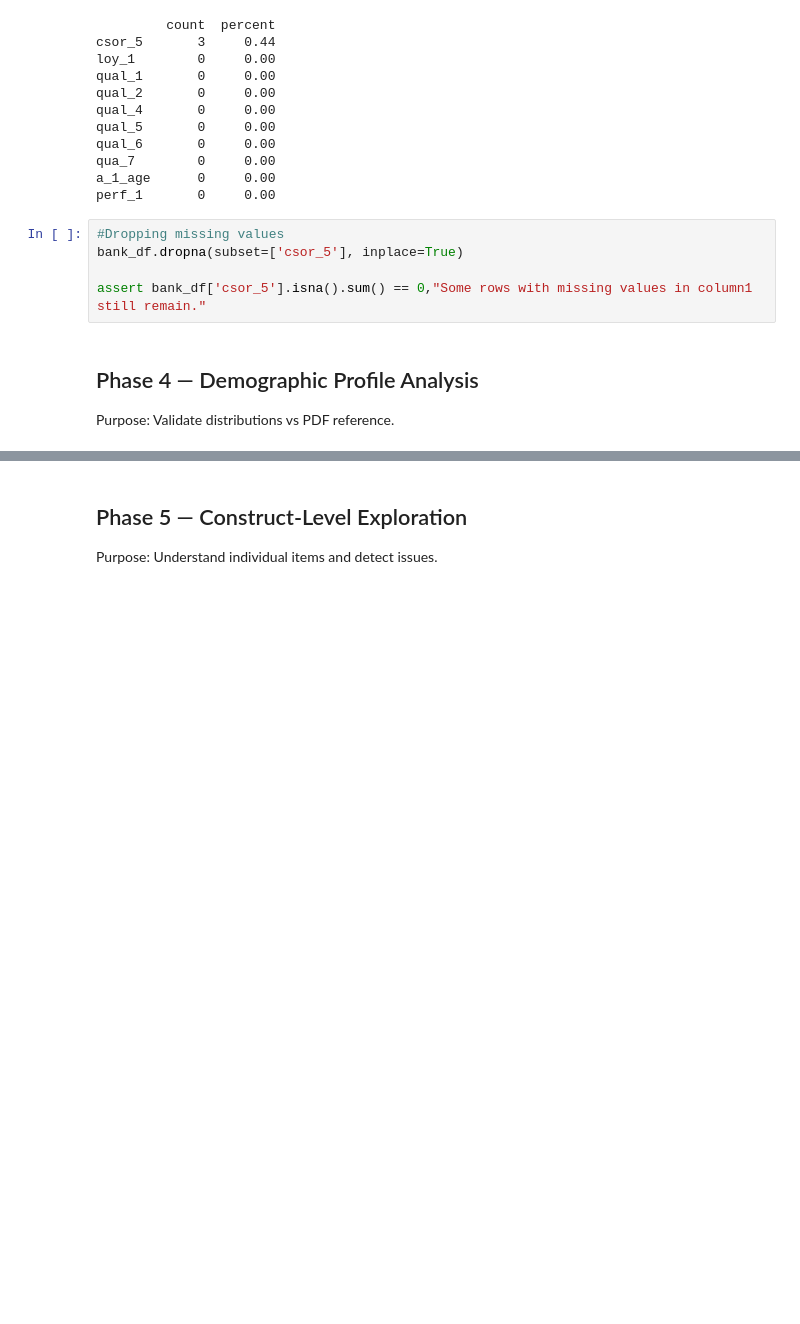
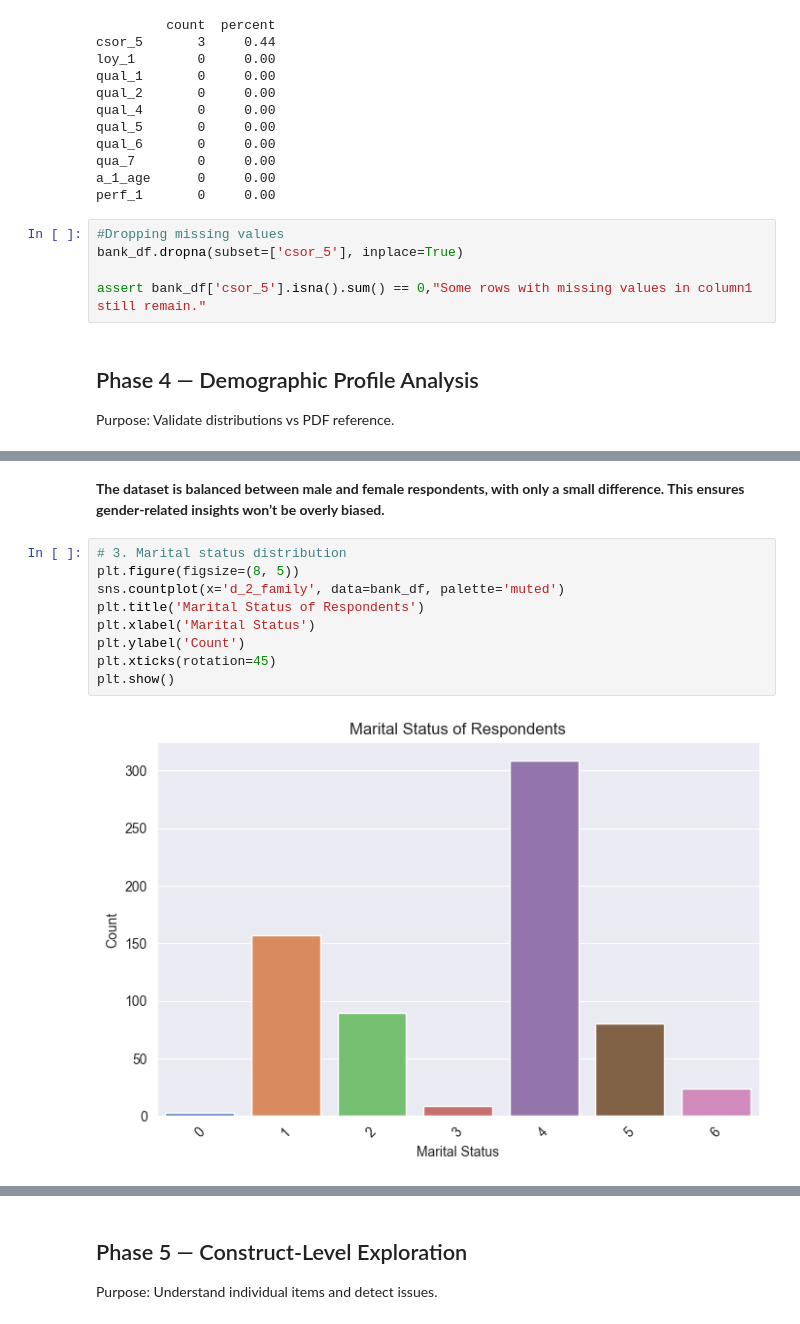
Before and after one commit to Emigbanam/Bank-customer-survey-eda, a Jupyter notebook: Bank Customer Survey - EDA.ipynb, the cells around one changed output, grey strips where cells are left out. Drawn from its saved outputs; the diff is of its cells as text; blank space fills up the shorter version.

```diff
--- a/Bank Customer Survey - EDA.ipynb
+++ b/Bank Customer Survey - EDA.ipynb
@@ -351,0 +328,13 @@ plt.show()
+# %% [markdown]
+**The dataset is balanced between male and female respondents, with only a small difference. This ensures gender-related insights won’t be overly biased.**
+# %%
+# 3. Marital status distribution
+plt.figure(figsize=(8, 5))
+sns.countplot(x='d_2_family', data=bank_df, palette='muted')
+plt.title('Marital Status of Respondents')
+plt.xlabel('Marital Status')
+plt.ylabel('Count')
+plt.xticks(rotation=45)
+plt.show()
+# %% [output]
+[figure, added]
```
Also changed, not shown: parts of 16 cells of this notebook.
